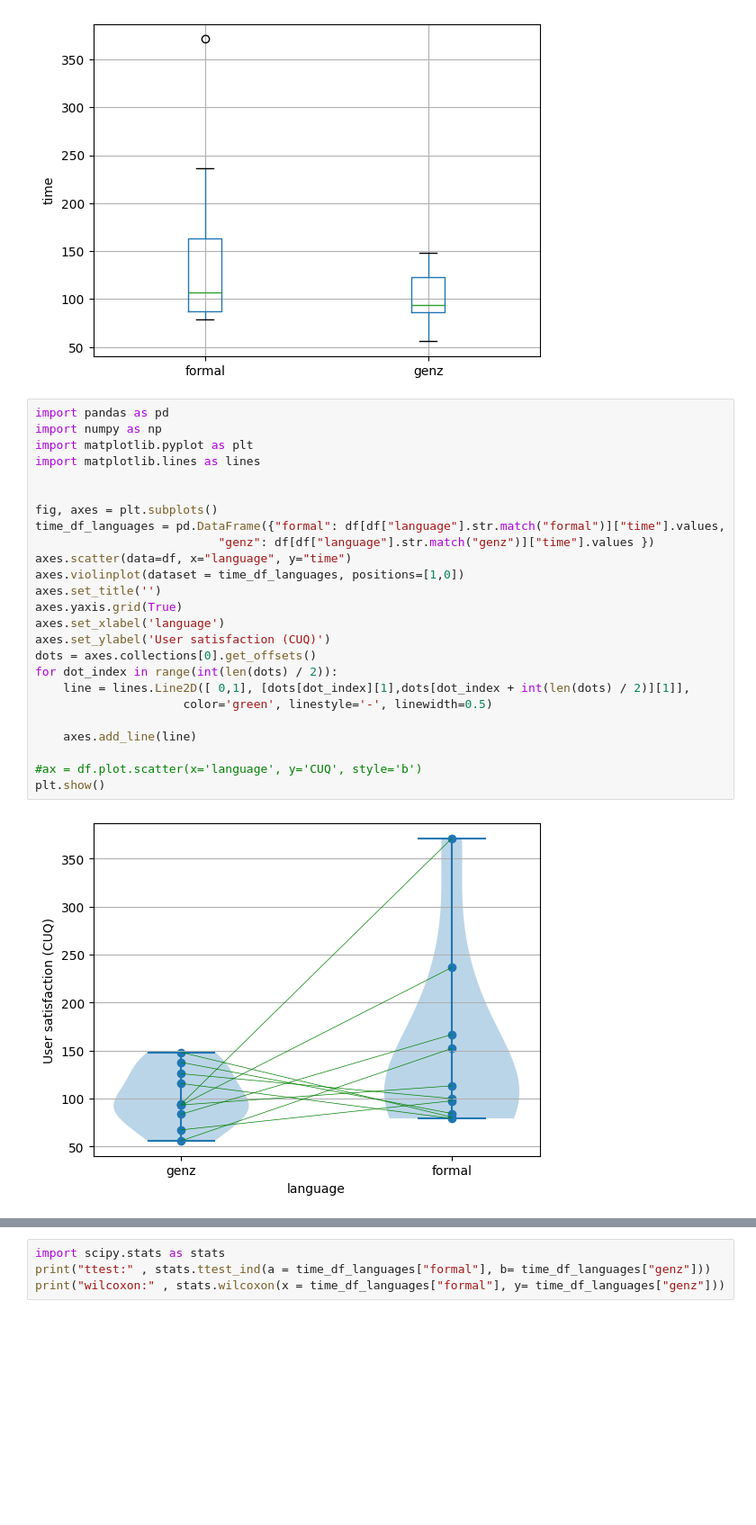
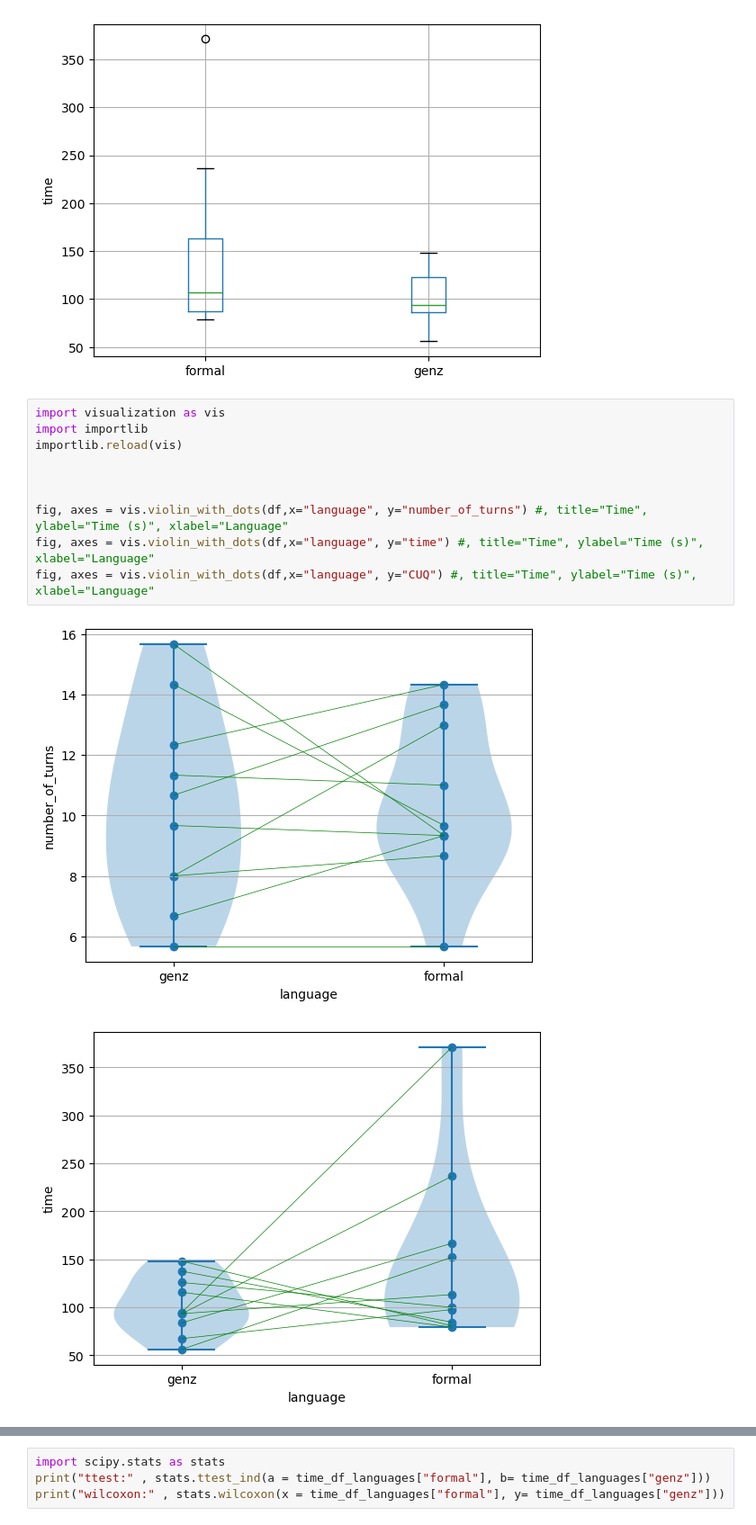
Before and after one commit to annebelleo/MAIR-group12, a Jupyter notebook: src/eval_user_data.ipynb, the cells around one changed output, grey strips where cells are left out. Shown at 90% size. Cells and saved outputs as stored; diff of their text form; blank space fills up the shorter version.

Commit message:
more data

```diff
--- a/src/eval_user_data.ipynb
+++ b/src/eval_user_data.ipynb
@@ -333,30 +333,16 @@ bplot.set_ylabel('time')
 plt.show()
 # %% [output]
 [figure]
-# %%
-import pandas as pd
-import numpy as np
-import matplotlib.pyplot as plt
-import matplotlib.lines as lines
-
-
-fig, axes = plt.subplots()
-time_df_languages = pd.DataFrame({"formal": df[df["language"].str.match("formal")]["time"].values,
-                          "genz": df[df["language"].str.match("genz")]["time"].values })
-axes.scatter(data=df, x="language", y="time")
-axes.violinplot(dataset = time_df_languages, positions=[1,0])
-axes.set_title('')
-axes.yaxis.grid(True)
-axes.set_xlabel('language')
-axes.set_ylabel('User satisfaction (CUQ)')
-dots = axes.collections[0].get_offsets()
-for dot_index in range(int(len(dots) / 2)):
-    line = lines.Line2D([ 0,1], [dots[dot_index][1],dots[dot_index + int(len(dots) / 2)][1]],
-                     color='green', linestyle='-', linewidth=0.5)
-
-    axes.add_line(line)
-
-#ax = df.plot.scatter(x='language', y='CUQ', style='b')
-plt.show()
-# %% [output]
-[figure, removed]
+# %%
+import visualization as vis
+import importlib
+importlib.reload(vis)
+
+
+
+fig, axes = vis.violin_with_dots(df,x="language", y="number_of_turns") #, title="Time", ylabel="Time (s)", xlabel="Language"
+fig, axes = vis.violin_with_dots(df,x="language", y="time") #, title="Time", ylabel="Time (s)", xlabel="Language"
+fig, axes = vis.violin_with_dots(df,x="language", y="CUQ") #, title="Time", ylabel="Time (s)", xlabel="Language"
+# %% [output]
+[figure, added]
+[figure, added]
```
Also changed, not shown: parts of 5 cells of this notebook, 17 other files.
